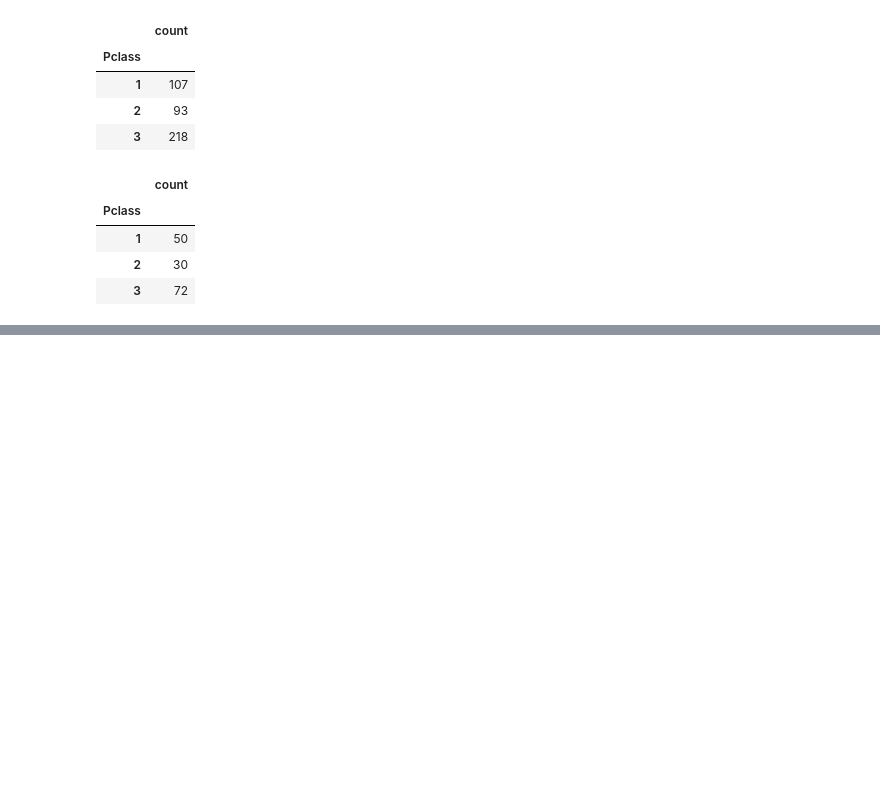
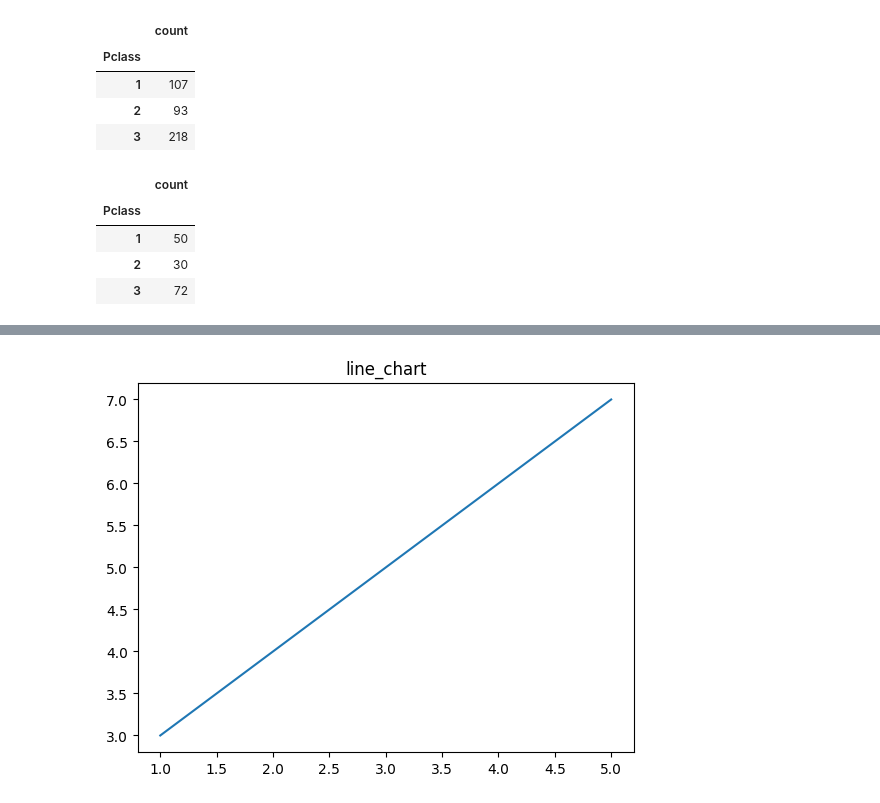
Before and after one commit to Cyrusz55/Cyrus-DataAnalysis-notebook, a Jupyter notebook: luxdev 13th.ipynb, the cells around one changed output, grey strips where cells are left out. Cells and saved outputs as stored; diff of their text form; code cells hidden in the pictures; blank space fills up the shorter version.

```diff
--- a/luxdev 13th.ipynb
+++ b/luxdev 13th.ipynb
@@ -253,0 +325,10 @@ df.head()
+# %%
+x = [1, 2, 3, 4, 5]
+y = [3, 4, 5, 6, 7]
+## y=x+2 mathematical representation
+# line chart
+plt.plot(x, y)
+plt.title("line_chart")
+plt.show()
+# %% [output]
+[figure, added]
```
Also changed, not shown: parts of 101 cells of this notebook, 3 other files.
